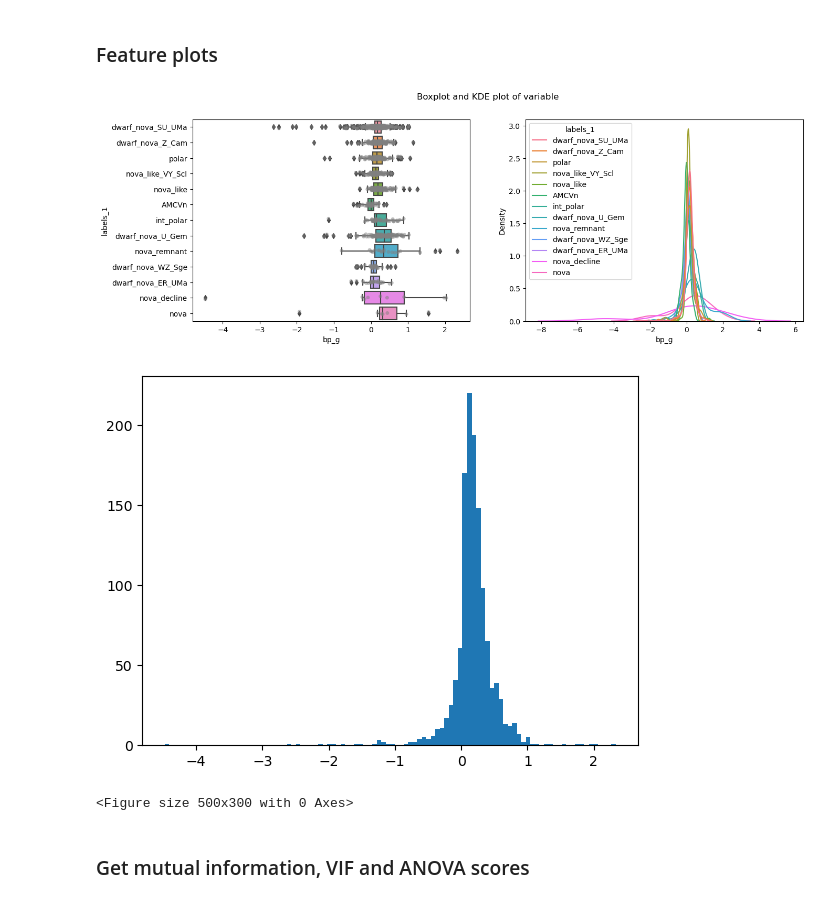
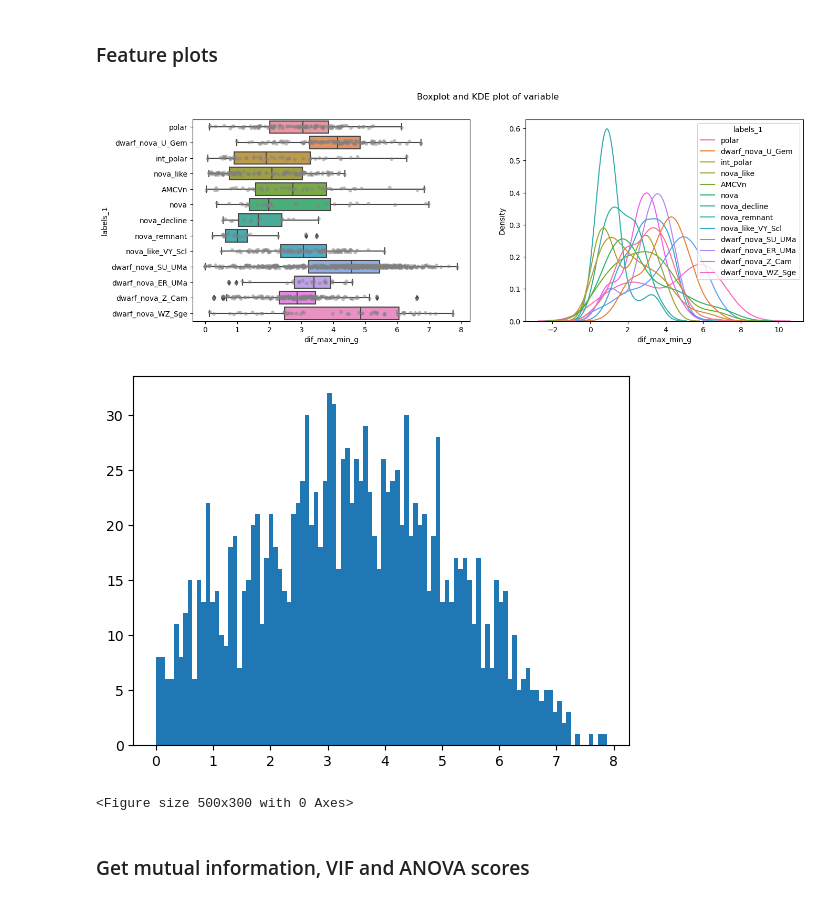
Before and after one commit to dharmesh1007/ZTF_code, a Jupyter notebook: source/3_feature_testing.ipynb, the cells around one changed output. Drawn from its saved outputs; the diff is of its cells as text; code cells hidden in the pictures.

```diff
--- a/source/3_feature_testing.ipynb
+++ b/source/3_feature_testing.ipynb
@@ -471,34 +483,34 @@ TypeError: unsupported operand type(s) for -: 'str' and 'str'
 # %%
 import seaborn as sns
 from matplotlib import pyplot as plt
-dataframe = gaia_df
-name = 'bp_g'
+dataframe = lc_features_df
+name = 'dif_max_min_g'
 limits = None
 labels = 'labels_1'
 
 droplist = ['Eta_e_r','Freq3_harmonics_rel_phase_3_r','Freq3_harmonics_rel_phase_1_g','Freq1_harmonics_rel_phase_2_r',
             'Freq1_harmonics_rel_phase_3_r','Freq2_harmonics_rel_phase_2_g','Freq3_harmonics_rel_phase_2_r',]
 
 fig, axes = plt.subplots(1, 2, figsize=(15, 5), sharey=False)
 fig.suptitle('Boxplot and KDE plot of variable')
 
 sns.boxplot(ax=axes[0], data=dataframe, x=name, y=labels)
 sns.stripplot(ax=axes[0], data=dataframe, x=name, y=labels, color='grey', alpha=0.5)
 axes[0].set(xlim=limits)
 sns.kdeplot(ax=axes[1], x=name, data=dataframe, hue=labels, common_norm=False)
 axes[1].set(xlim=limits)
 plt.show()
 
 
 # dataframe[name].hist(bins=75, grid=False,figsize=(5,3))
 plt.hist(dataframe[name], bins=100)
 plt.xlim(limits)
 plt.figure(figsize=(5,3))
 
 plt.show()
 # %% [output]
-[figure, old version]
+[figure, new version]
-[figure, old version]
+[figure, new version]
 <Figure size 500x300 with 0 Axes>
 # %% [markdown]
 ### Get mutual information, VIF and ANOVA scores
```
Also changed, not shown: parts of 3 cells of this notebook, 9 other files.
